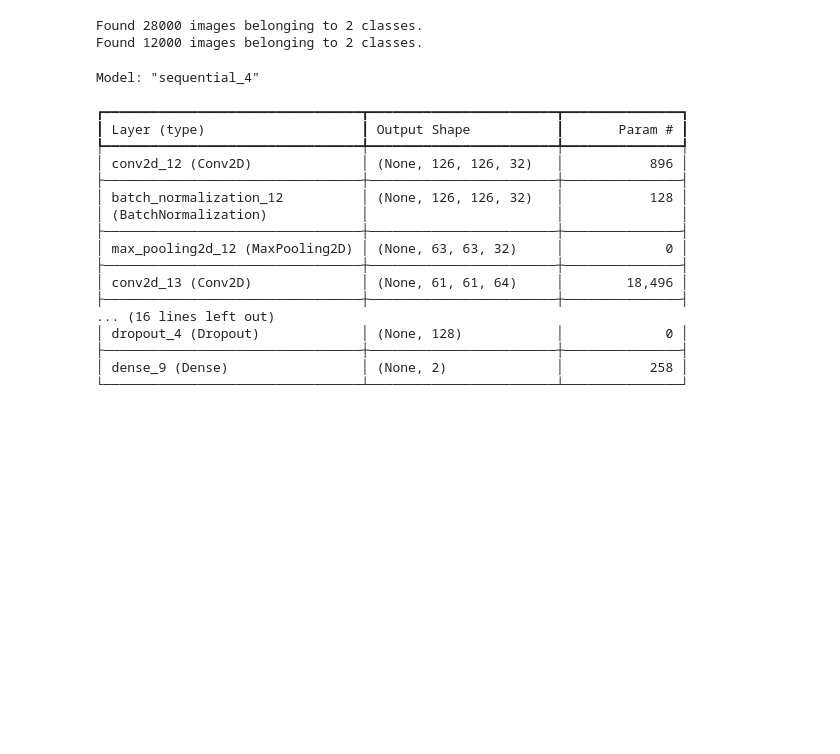
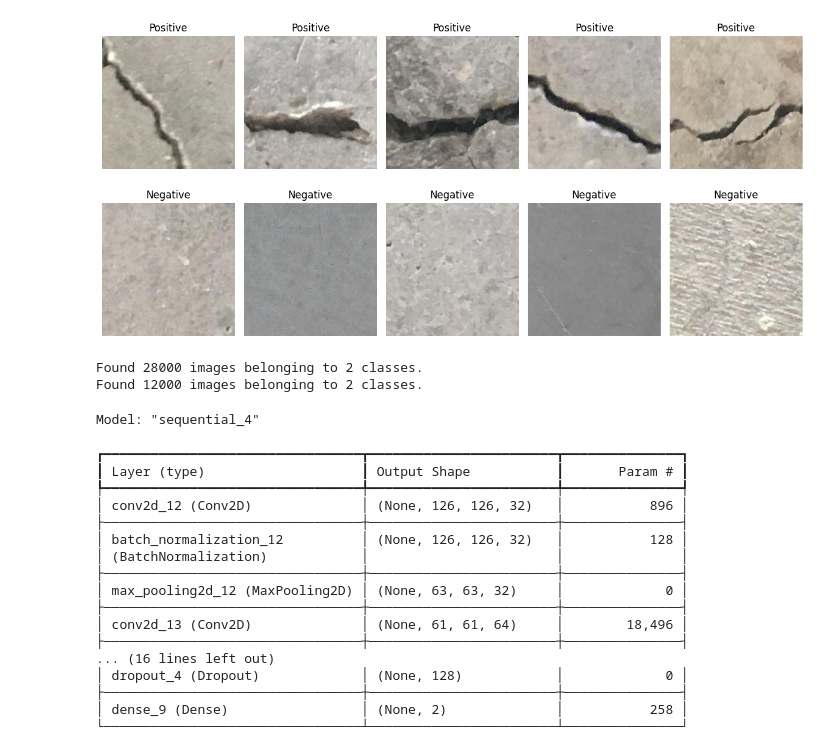
Before and after one commit to edwin16804/Surface-Crack-Detection-CNN-MV-Techniques, a Jupyter notebook: CNN.ipynb, the cells around one changed output. Drawn from its saved outputs; the diff is of its cells as text; code cells hidden in the pictures; blank space fills up the shorter version.

```diff
--- a/CNN.ipynb
+++ b/CNN.ipynb
@@ -15,6 +15,42 @@ BATCH_SIZE = 32
 DATASET_PATH = r"C:\Users\EDWIN\OneDrive\Desktop\Study materials\SEM-6\MV Project\Dataset"
 
 TRAIN_DIR = DATASET_PATH
+# %%
+import os
+import random
+import matplotlib.pyplot as plt
+import cv2
+
+
+dataset_path = r"C:\Users\EDWIN\OneDrive\Desktop\Study materials\SEM-6\MV Project\Dataset"
+
+def display_sample_images():
+    categories = ["Positive", "Negative"]
+    fig, axes = plt.subplots(2, 5, figsize=(12, 6))
+    axes = axes.flatten()
+
+    for idx, category in enumerate(categories):
+        category_path = os.path.join(dataset_path, category)
+        image_files = os.listdir(category_path)
+
+        # Select 5 random images
+        selected_images = random.sample(image_files, 5)
+
+        for j, img_name in enumerate(selected_images):
+            img_path = os.path.join(category_path, img_name)
+            img = cv2.imread(img_path)
+            img = cv2.cvtColor(img, cv2.COLOR_BGR2RGB)  # Convert from BGR to RGB
+            axes[idx * 5 + j].imshow(img)
+            axes[idx * 5 + j].set_title(f"{category}")
+            axes[idx * 5 + j].axis("off")
+
+    plt.tight_layout()
+    plt.show()
+
+# Call function to display sample images
+display_sample_images()
+# %% [output]
+[figure, added]
 # %%
 # Data Augmentation
 train_datagen = ImageDataGenerator(rescale=1./255, rotation_range=30,
```
Also changed, not shown: 1 other file.
